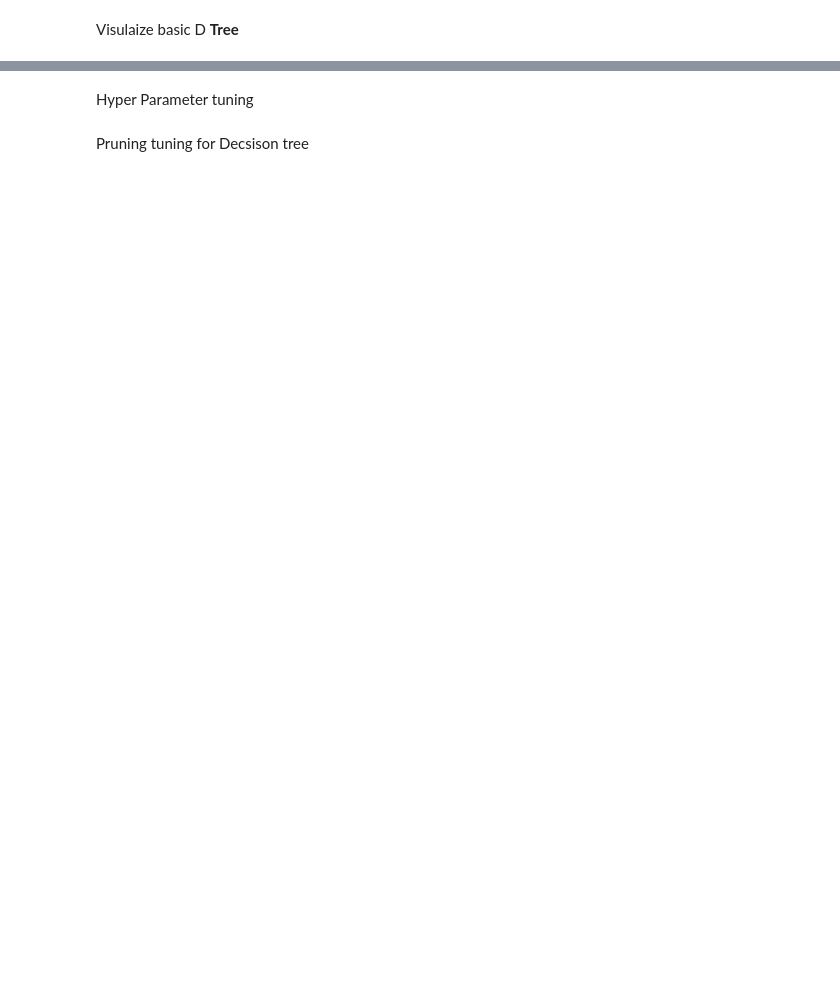
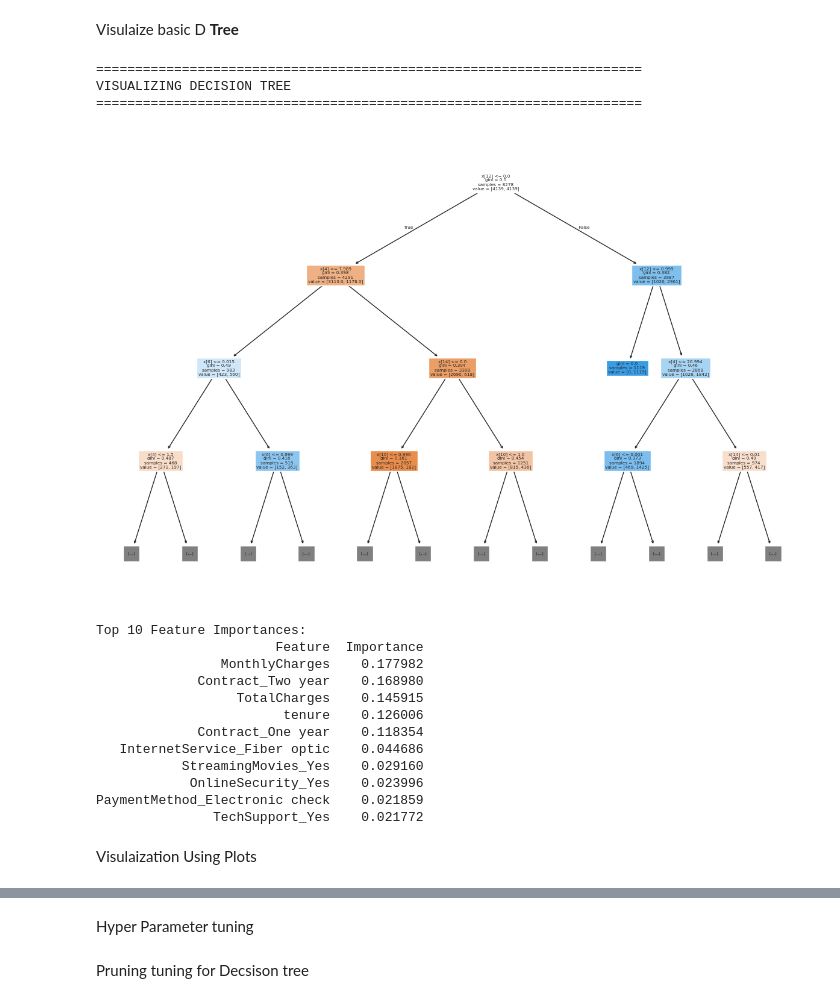
Before and after one commit to sanulisiya/Telco-churn-prediction20231263, a Jupyter notebook: Machine_Learning_Coursework.ipynb, the cells around one changed output, grey strips where cells are left out. Cells and saved outputs as stored; diff of their text form; code cells hidden in the pictures; blank space fills up the shorter version.

Commit message:
Nurel and Decsison tree model Update

```diff
--- a/Machine_Learning_Coursework.ipynb
+++ b/Machine_Learning_Coursework.ipynb
@@ -664,3 +793,21 @@ SMOTE does not accept missing values encoded as NaN natively. For supervised lea
 Decsision Tree
 # %% [markdown]
 Baseline Decsision Tree Model
+# %%
+from sklearn.tree import DecisionTreeClassifier
+
+# Create and train baseline decision tree
+dt = DecisionTreeClassifier(random_state=42)
+dt.fit(X_train_res, y_train_res)
+
+# Predictions
+prediction_test = dt.predict(X_test)
+print(f"Accuracy: {accuracy_score(y_test, prediction_test):.4f}")
+
+# Evaluate
+print("\nBaseline Decision Tree Performance:")
+print("-" * 40)
+print(f"Accuracy: {accuracy_score(y_test, y_pred_dt):.4f}")
+print(f"ROC-AUC: {roc_auc_score(y_test, y_pred_proba_dt):.4f}")
+print("\nClassification Report:")
+print(classification_report(y_test, y_pred_dt))
@@ -667,2 +831,41 @@ Baseline Decsision Tree Model
 # %% [markdown]
 Visulaize basic D **Tree**
+# %%
+print("\n" + "="*70)
+print("VISUALIZING DECISION TREE")
+print("="*70)
+
+from sklearn.tree import plot_tree
+
+# Visualize tree
+from sklearn import tree
+plt.figure(figsize=(15,10))
+tree.plot_tree(dt, filled=True, max_depth=3)
+plt.show()
+# Feature importance
+feature_importance = pd.DataFrame({
+    'Feature': X_train.columns,
+    'Importance': dt_baseline.feature_importances_
+}).sort_values('Importance', ascending=False).head(10)
+
+print("\nTop 10 Feature Importances:")
+print(feature_importance.to_string(index=False))
+# %% [output]
+======================================================================
+VISUALIZING DECISION TREE
+======================================================================
+[figure, added]
+Top 10 Feature Importances:
+                       Feature  Importance
+                MonthlyCharges    0.177982
+             Contract_Two year    0.168980
+                  TotalCharges    0.145915
+                        tenure    0.126006
+             Contract_One year    0.118354
+   InternetService_Fiber optic    0.044686
+           StreamingMovies_Yes    0.029160
+            OnlineSecurity_Yes    0.023996
+PaymentMethod_Electronic check    0.021859
+               TechSupport_Yes    0.021772
+# %% [markdown]
+Visulaization Using Plots
```
Also changed, not shown: parts of 33 cells of this notebook.
